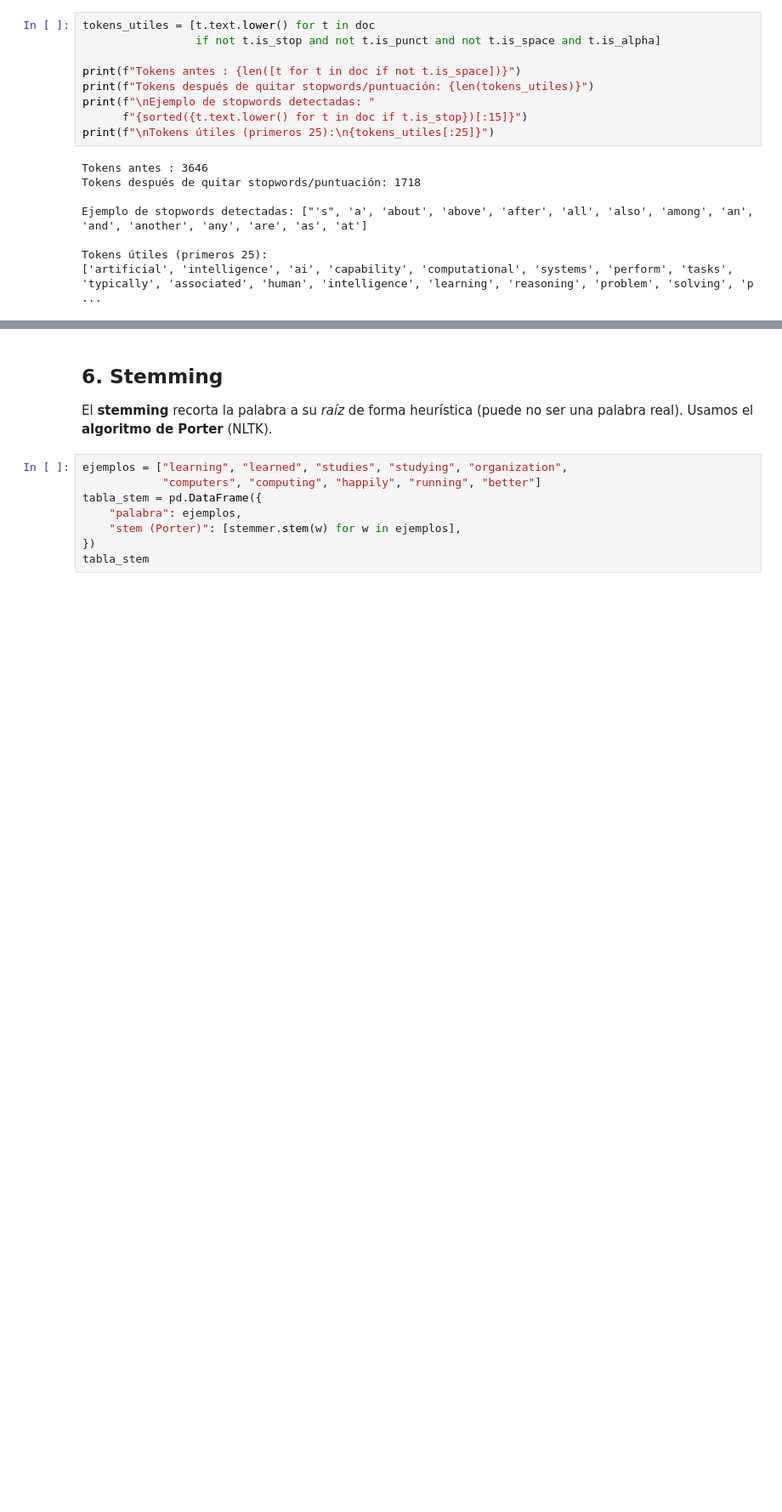
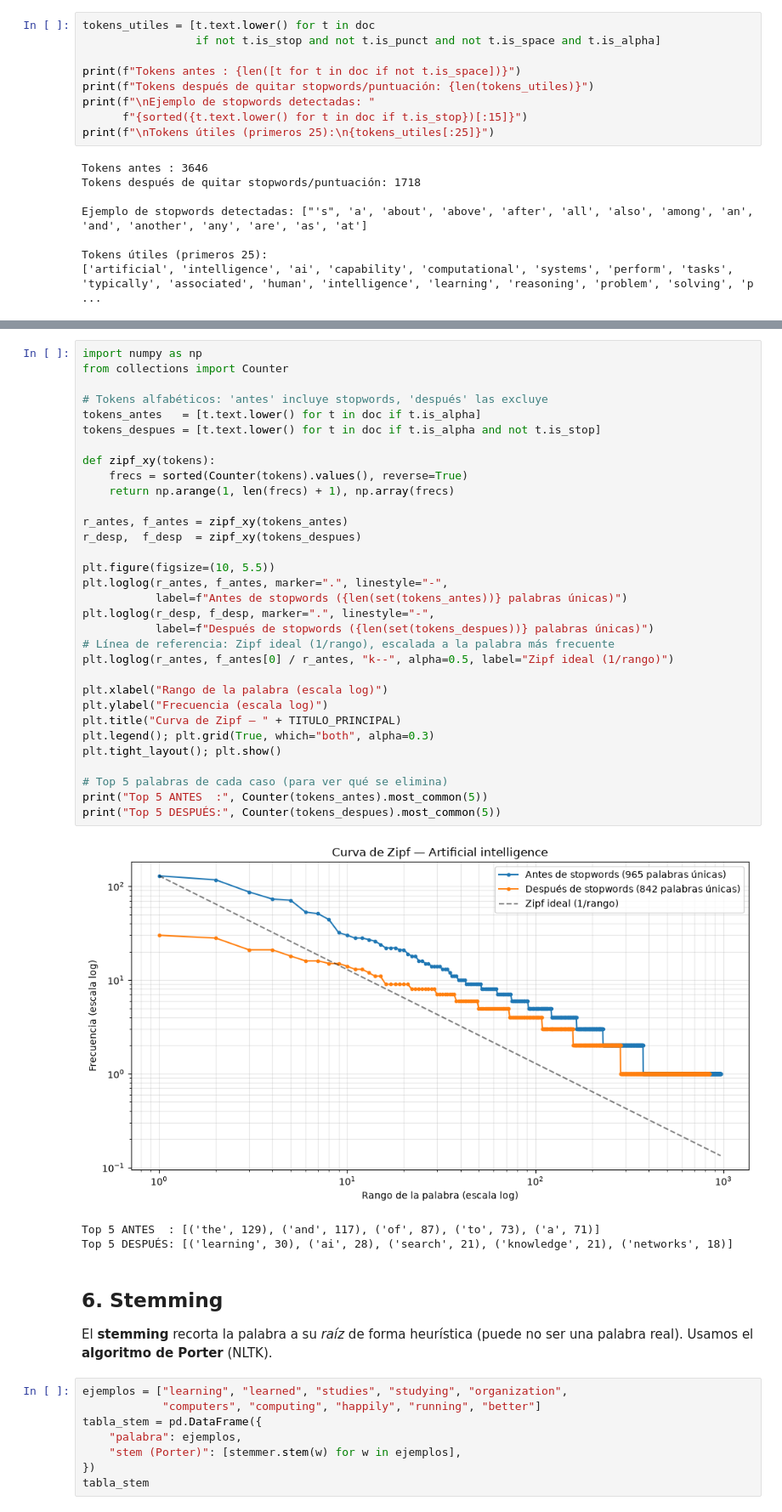
Before and after one commit to Savitar465/Bayesian_ARL_Models, a Jupyter notebook: ejercicios_clase/text_extraction_wikipedia.ipynb, the cells around one changed output, grey strips where cells are left out. Shown at 85% size. Cells and saved outputs as stored; diff of their text form; blank space fills up the shorter version.

```diff
--- a/ejercicios_clase/text_extraction_wikipedia.ipynb
+++ b/ejercicios_clase/text_extraction_wikipedia.ipynb
@@ -173,3 +179,39 @@ Tokens útiles (primeros 25):
+# %%
+import numpy as np
+from collections import Counter
+
+# Tokens alfabéticos: 'antes' incluye stopwords, 'después' las excluye
+tokens_antes   = [t.text.lower() for t in doc if t.is_alpha]
+tokens_despues = [t.text.lower() for t in doc if t.is_alpha and not t.is_stop]
+
+def zipf_xy(tokens):
+    frecs = sorted(Counter(tokens).values(), reverse=True)
+    return np.arange(1, len(frecs) + 1), np.array(frecs)
+
+r_antes, f_antes = zipf_xy(tokens_antes)
+r_desp,  f_desp  = zipf_xy(tokens_despues)
+
+plt.figure(figsize=(10, 5.5))
+plt.loglog(r_antes, f_antes, marker=".", linestyle="-",
+           label=f"Antes de stopwords ({len(set(tokens_antes))} palabras únicas)")
+plt.loglog(r_desp, f_desp, marker=".", linestyle="-",
+           label=f"Después de stopwords ({len(set(tokens_despues))} palabras únicas)")
+# Línea de referencia: Zipf ideal (1/rango), escalada a la palabra más frecuente
+plt.loglog(r_antes, f_antes[0] / r_antes, "k--", alpha=0.5, label="Zipf ideal (1/rango)")
+
+plt.xlabel("Rango de la palabra (escala log)")
+plt.ylabel("Frecuencia (escala log)")
+plt.title("Curva de Zipf — " + TITULO_PRINCIPAL)
+plt.legend(); plt.grid(True, which="both", alpha=0.3)
+plt.tight_layout(); plt.show()
+
+# Top 5 palabras de cada caso (para ver qué se elimina)
+print("Top 5 ANTES  :", Counter(tokens_antes).most_common(5))
+print("Top 5 DESPUÉS:", Counter(tokens_despues).most_common(5))
+# %% [output]
+[figure, added]
+Top 5 ANTES  : [('the', 129), ('and', 117), ('of', 87), ('to', 73), ('a', 71)]
+Top 5 DESPUÉS: [('learning', 30), ('ai', 28), ('search', 21), ('knowledge', 21), ('networks', 18)]
 # %% [markdown]
 ## 6. Stemming
 
```
Also changed, not shown: parts of 1 cell of this notebook, 1 other file.
